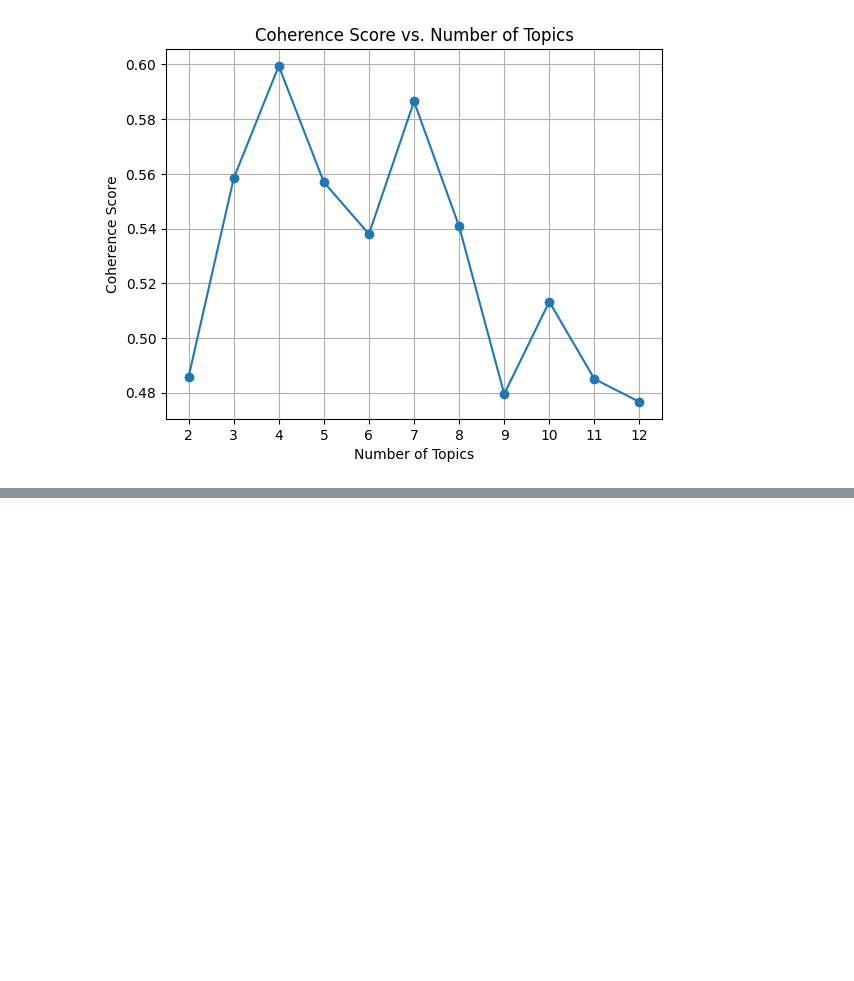
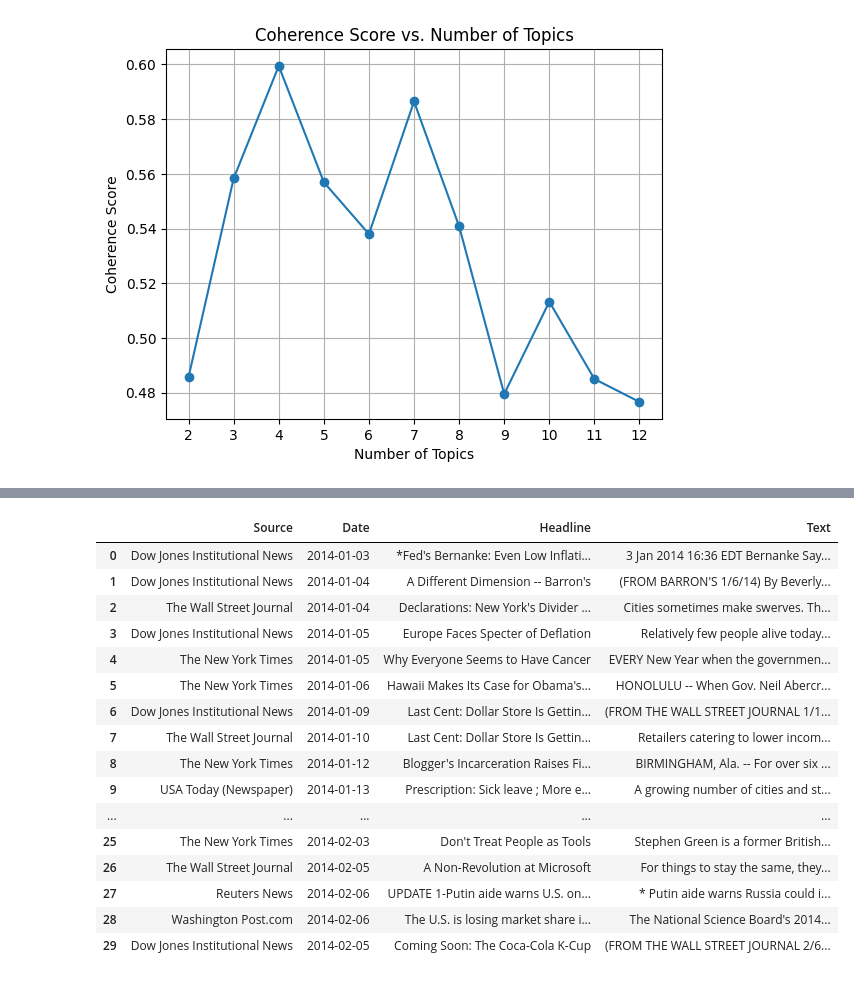
Before and after one commit to YounSooKimTech/Joy_RA_2024, a Jupyter notebook: 03_19_Meeting_Factiva.ipynb, the cells around one changed output, grey strips where cells are left out. Saved outputs shown, nothing was run; the diff lists cells and outputs as text; code cells hidden in the pictures; blank space fills up the shorter version.

```diff
--- a/03_19_Meeting_Factiva.ipynb
+++ b/03_19_Meeting_Factiva.ipynb
@@ -352,0 +375,20 @@ topic_df.to_csv("4_topics_10_years.csv", index=False)
+# %%
+df.head(30)
+# %% [output]
+|  | Source | Date | Headline | Text |
+| 0 | Dow Jones Institutional News | 2014-01-03 | *Fed's Bernanke: Even Low Inflati... | 3 Jan 2014 16:36 EDT Bernanke Say... |
+| 1 | Dow Jones Institutional News | 2014-01-04 | A Different Dimension -- Barron's | (FROM BARRON'S 1/6/14) By Beverly... |
+| 2 | The Wall Street Journal | 2014-01-04 | Declarations: New York's Divider ... | Cities sometimes make swerves. Th... |
+| 3 | Dow Jones Institutional News | 2014-01-05 | Europe Faces Specter of Deflation | Relatively few people alive today... |
+| 4 | The New York Times | 2014-01-05 | Why Everyone Seems to Have Cancer | EVERY New Year when the governmen... |
+| 5 | The New York Times | 2014-01-06 | Hawaii Makes Its Case for Obama's... | HONOLULU -- When Gov. Neil Abercr... |
+| 6 | Dow Jones Institutional News | 2014-01-09 | Last Cent: Dollar Store Is Gettin... | (FROM THE WALL STREET JOURNAL 1/1... |
+| 7 | The Wall Street Journal | 2014-01-10 | Last Cent: Dollar Store Is Gettin... | Retailers catering to lower incom... |
+| 8 | The New York Times | 2014-01-12 | Blogger's Incarceration Raises Fi... | BIRMINGHAM, Ala. -- For over six ... |
+| 9 | USA Today (Newspaper) | 2014-01-13 | Prescription: Sick leave ; More e... | A growing number of cities and st... |
+| ... | ... | ... | ... | ... |
+| 25 | The New York Times | 2014-02-03 | Don't Treat People as Tools | Stephen Green is a former British... |
+| 26 | The Wall Street Journal | 2014-02-05 | A Non-Revolution at Microsoft | For things to stay the same, they... |
+| 27 | Reuters News | 2014-02-06 | UPDATE 1-Putin aide warns U.S. on... | * Putin aide warns Russia could i... |
+| 28 | Washington Post.com | 2014-02-06 | The U.S. is losing market share i... | The National Science Board's 2014... |
+| 29 | Dow Jones Institutional News | 2014-02-05 | Coming Soon: The Coca-Cola K-Cup | (FROM THE WALL STREET JOURNAL 2/6... |
```
Also changed, not shown: parts of 17 cells of this notebook.
